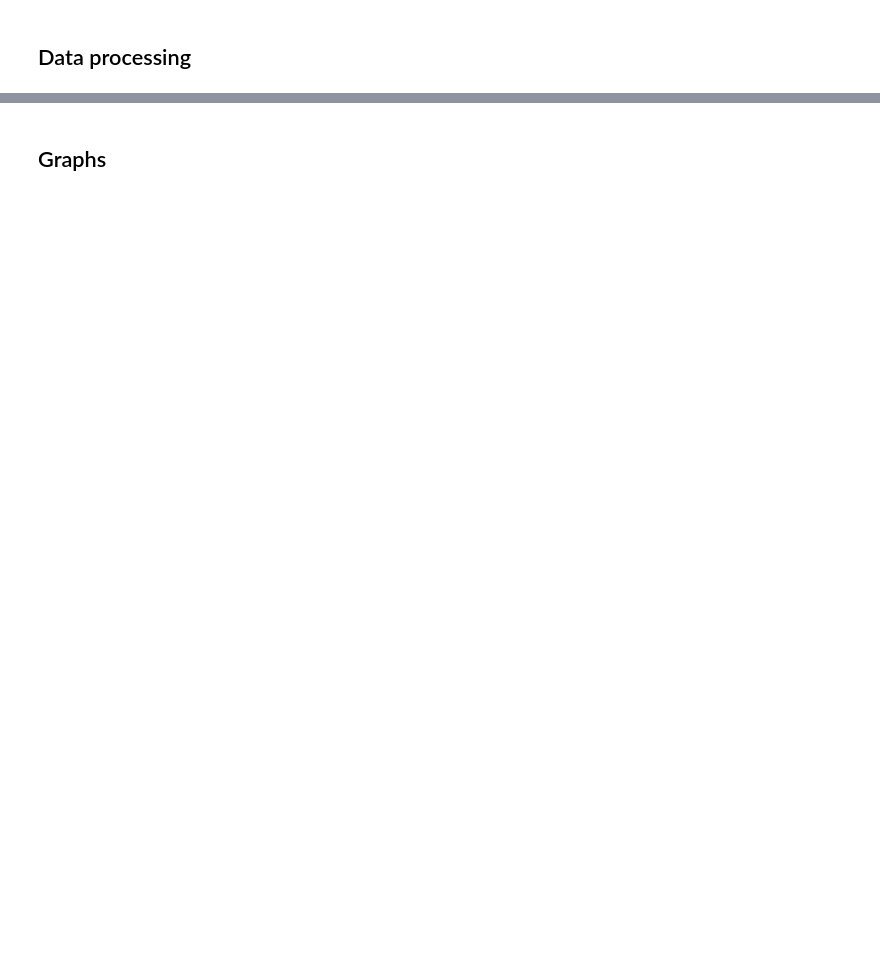
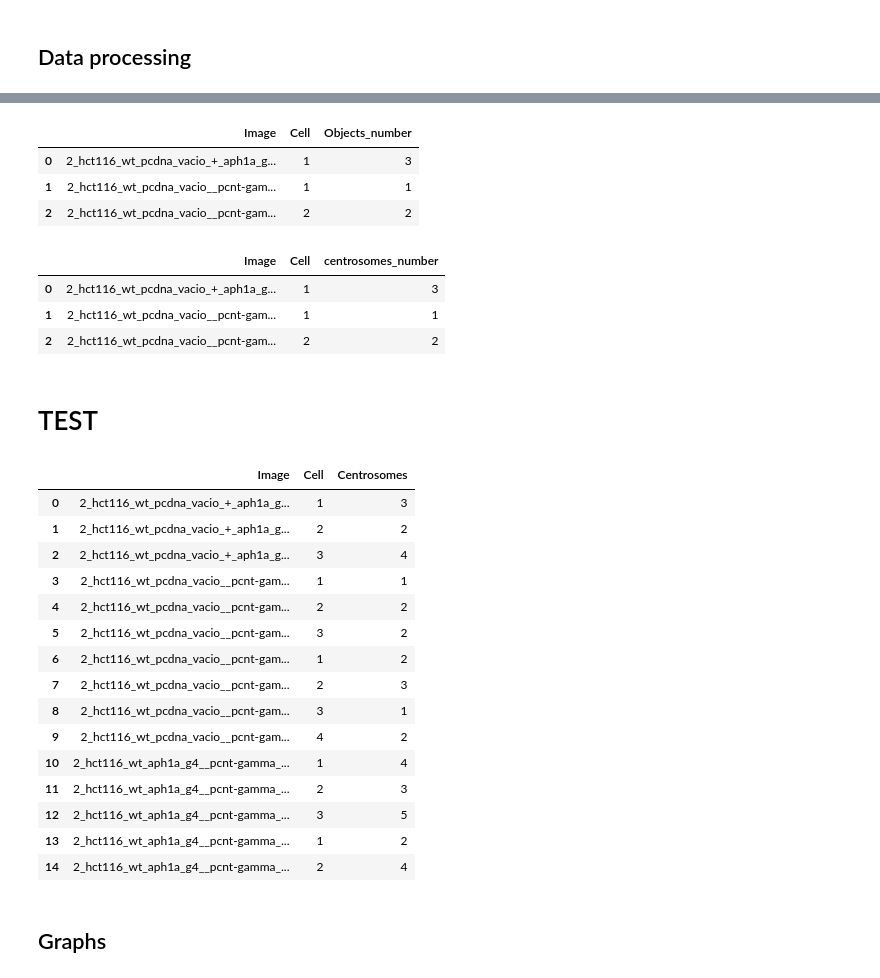
Before and after one commit to Lopatushka/centrosomes_analysis, a Jupyter notebook: notebook.ipynb, the cells around one changed output, grey strips where cells are left out. Drawn from its saved outputs; the diff is of its cells as text; code cells hidden in the pictures; blank space fills up the shorter version.

```diff
--- a/notebook.ipynb
+++ b/notebook.ipynb
@@ -58,2 +62,75 @@ Name: ROI, dtype: int64
+# %%
+roi_counts
+# %% [output]
+|  | Image | Cell | Objects_number |
+| 0 | 2_hct116_wt_pcdna_vacio_+_aph1a_g... | 1 | 3 |
+| 1 | 2_hct116_wt_pcdna_vacio__pcnt-gam... | 1 | 1 |
+| 2 | 2_hct116_wt_pcdna_vacio__pcnt-gam... | 2 | 2 |
+# %%
+roi_counts
+# %% [output]
+|  | Image | Cell | centrosomes_number |
+| 0 | 2_hct116_wt_pcdna_vacio_+_aph1a_g... | 1 | 3 |
+| 1 | 2_hct116_wt_pcdna_vacio__pcnt-gam... | 1 | 1 |
+| 2 | 2_hct116_wt_pcdna_vacio__pcnt-gam... | 2 | 2 |
+# %% [markdown]
+# TEST
+# %%
+data = {
+    "Image": [
+        "2_hct116_wt_pcdna_vacio_+_aph1a_g4__pcnt-gamma_tub-07",
+        "2_hct116_wt_pcdna_vacio_+_aph1a_g4__pcnt-gamma_tub-07",
+        "2_hct116_wt_pcdna_vacio_+_aph1a_g4__pcnt-gamma_tub-07",
+        "2_hct116_wt_pcdna_vacio__pcnt-gamma_tub-04",
+        "2_hct116_wt_pcdna_vacio__pcnt-gamma_tub-04",
+        "2_hct116_wt_pcdna_vacio__pcnt-gamma_tub-04",
+        "2_hct116_wt_pcdna_vacio__pcnt-gamma_tub-05",
+        "2_hct116_wt_pcdna_vacio__pcnt-gamma_tub-05",
+        "2_hct116_wt_pcdna_vacio__pcnt-gamma_tub-05",
+        "2_hct116_wt_pcdna_vacio__pcnt-gamma_tub-05",
+        "2_hct116_wt_aph1a_g4__pcnt-gamma_tub-01",
+        "2_hct116_wt_aph1a_g4__pcnt-gamma_tub-01",
+        "2_hct116_wt_aph1a_g4__pcnt-gamma_tub-01",
+        "2_hct116_wt_aph1a_g4__pcnt-gamma_tub-02",
+        "2_hct116_wt_aph1a_g4__pcnt-gamma_tub-02",
+    ],
+
+    "Cell": [
+        1, 2, 3,
+        1, 2, 3,
+        1, 2, 3, 4,
+        1, 2, 3,
+        1, 2
+    ],
+
+    "Centrosomes": [
+        3, 2, 4,
+        1, 2, 2,
+        2, 3, 1, 2,
+        4, 3, 5,
+        2, 4
+    ]
+}
+
+df = pd.DataFrame(data)
+
+df
+# %% [output]
+|  | Image | Cell | Centrosomes |
+| 0 | 2_hct116_wt_pcdna_vacio_+_aph1a_g... | 1 | 3 |
+| 1 | 2_hct116_wt_pcdna_vacio_+_aph1a_g... | 2 | 2 |
+| 2 | 2_hct116_wt_pcdna_vacio_+_aph1a_g... | 3 | 4 |
+| 3 | 2_hct116_wt_pcdna_vacio__pcnt-gam... | 1 | 1 |
+| 4 | 2_hct116_wt_pcdna_vacio__pcnt-gam... | 2 | 2 |
+| 5 | 2_hct116_wt_pcdna_vacio__pcnt-gam... | 3 | 2 |
+| 6 | 2_hct116_wt_pcdna_vacio__pcnt-gam... | 1 | 2 |
+| 7 | 2_hct116_wt_pcdna_vacio__pcnt-gam... | 2 | 3 |
+| 8 | 2_hct116_wt_pcdna_vacio__pcnt-gam... | 3 | 1 |
+| 9 | 2_hct116_wt_pcdna_vacio__pcnt-gam... | 4 | 2 |
+| 10 | 2_hct116_wt_aph1a_g4__pcnt-gamma_... | 1 | 4 |
+| 11 | 2_hct116_wt_aph1a_g4__pcnt-gamma_... | 2 | 3 |
+| 12 | 2_hct116_wt_aph1a_g4__pcnt-gamma_... | 3 | 5 |
+| 13 | 2_hct116_wt_aph1a_g4__pcnt-gamma_... | 1 | 2 |
+| 14 | 2_hct116_wt_aph1a_g4__pcnt-gamma_... | 2 | 4 |
 # %% [markdown]
 ## Graphs
```
Also changed, not shown: parts of 10 cells of this notebook.
